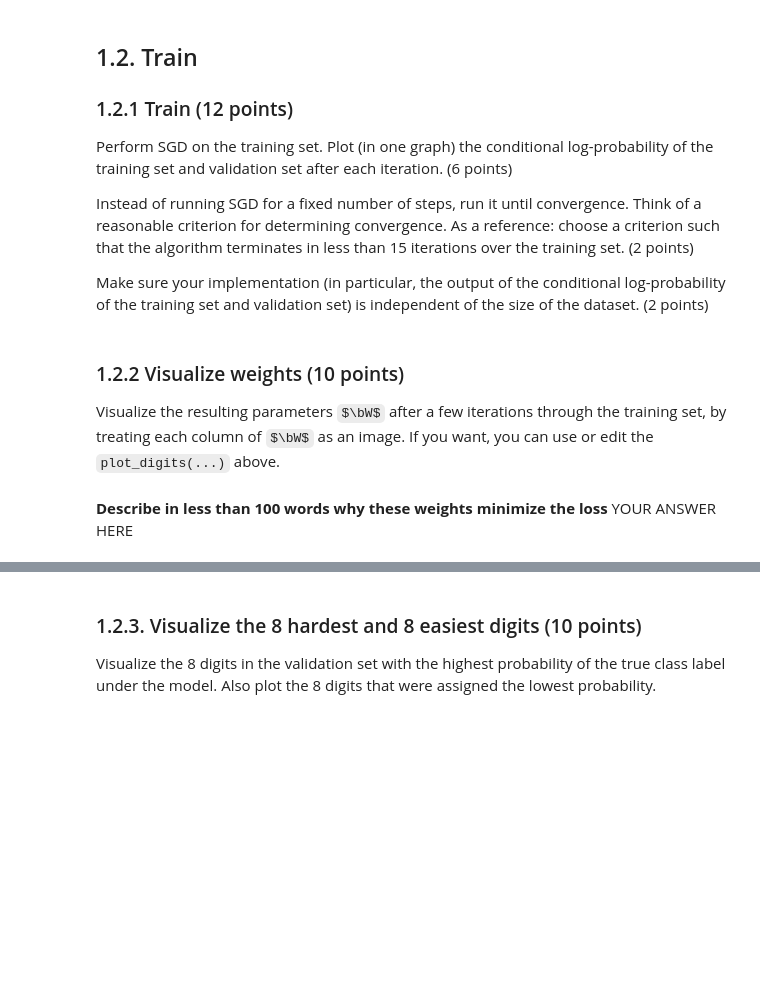
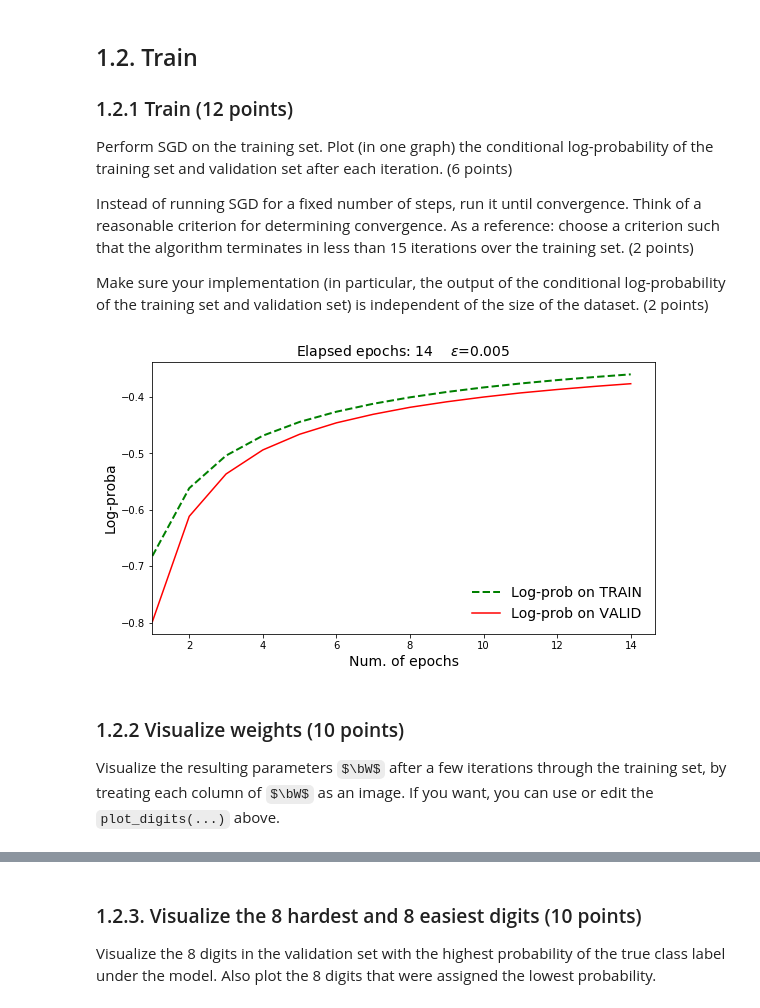
Before and after one commit to AlexWorldD/ML, a Jupyter notebook: 12249564_0000_lab2.ipynb, the cells around one changed output, grey strips where cells are left out. Drawn from its saved outputs; the diff is of its cells as text; code cells hidden in the pictures; some formulas as TeX source; blank space fills up the shorter version.

```diff
--- a/12249564_0000_lab2.ipynb
+++ b/12249564_0000_lab2.ipynb
@@ -440,14 +420,13 @@ eta = 1e-4 # learning rate, according to the answer from https://piazza.com/clas
 def sgd_iter(x_train, t_train, W, b):
     logP_train = 0
 #     Getting indeces for going through dataset -
-    idxs = np.random.permutation(np.arange(x_train.shape))
+    idxs = np.random.permutation(np.arange(x_train.shape[0]))
     for idx in idxs:
-        logpt, grad_w, grad_b = logreg_gradient(x_train[idx], t_train[idx], W, b)
+        logpt, grad_W, grad_b = logreg_gradient(x_train[idx], t_train[idx], W, b)
         logP_train+=logpt #add log-likelihood for current datapoint
         b+=eta*grad_b
         W+=eta*grad_W
-        # YOUR CODE HERE
-    raise NotImplementedError()
+    logP_train/=x_train.shape[0]
     return logP_train, W, b
 # %%
 # Hidden tests for efficiency
@@ -467,16 +446,58 @@ Perform SGD on the training set. Plot (in one graph) the conditional log-probabi
 Instead of running SGD for a fixed number of steps, run it until convergence. Think of a reasonable criterion for determining convergence. As a reference: choose a criterion such that the algorithm terminates in less than 15 iterations over the training set. (2 points)
 
 Make sure your implementation (in particular, the output of the conditional log-probability of the training set and validation set) is independent of the size of the dataset. (2 points)
-# %%
-
-def test_sgd(x_train, t_train, x_valid, t_valid, w, b):
-    # YOUR CODE HERE
-    raise NotImplementedError()
-
-np.random.seed(1243)
-w = np.zeros((28*28, 10))
-b = np.zeros(10)
-w,b = test_sgd(x_train, t_train, x_valid, t_valid, w, b)
+# %%
+CONVERGENCE_RATIO = 0.005
+def get_logProba(x, t, W, b):
+#   Helper function for getting log-proba for point x and target t with given weidth matrix W and vector b
+    x = x.squeeze()
+    t = t.squeeze()
+#     First of all, calculate log(q_j) = w_j^T + b_j
+    logQ = np.array([np.transpose(w[:,i]).dot(x) for i in range(10)] + b)
+    # Using log-sum-exp trick for calculation log(Z)=log(sum(exp(logQ)))
+    a = np.max(logQ)
+    logZ = a+np.log(np.sum(np.power(np.e, logQ-a)))
+#     Getting normalized probabilities as logp = logQ - logZ
+    logP = logQ-logZ
+    return logP[t].squeeze()
+def logProba(X, T, W, b):
+    return [get_logProba(X[idx], T[idx], W, b) for idx in range(X.shape[0])]
+
+def plotLogs(train, valid):
+    epochs = range(1,len(train)+1)
+    plt.plot(epochs, train, "--", color='green', linewidth=2, label="Log-prob on TRAIN")
+    plt.plot(epochs, valid, color='red', label="Log-prob on VALID")
+    plt.xlabel('Num. of epochs', fontsize=14)
+    plt.ylabel('Log-proba', fontsize=14)
+    plt.title('Elapsed epochs: '+str(epochs[-1])+'    $\epsilon$='+str(CONVERGENCE_RATIO), fontsize=14)
+    plt.legend(loc="lower right", fontsize=14, frameon=False)
+    plt.xlim(left=1)
+    plt.show()
+
+def test_sgd(x_train, t_train, x_valid, t_valid, W, b):
+    _c = False
+    logP_train = list()
+    logP_valid = list()
+#     Initial epoch
+    logp_train, W, b = sgd_iter(x_train, t_train, W, b)
+#     Now we can update the conditional log-probability of the training set and validation set
+    while not _c:
+#         Perform execution on the valid set
+        logP_valid.append(np.mean(logProba(x_valid, t_valid, W, b)))
+    #         Perform SGD on training dataset, update Weights and b, as well as getting logProba for old weight
+        logp_train, W, b = sgd_iter(x_train, t_train, W, b)
+        logP_train.append(logp_train)
+        if len(logP_train)>2:
+#             Converge criterio, avg for last 3 logProbs on train dataset
+            _c = CONVERGENCE_RATIO > np.abs(logP_train[-1]-logP_train[-2])
+    plotLogs(logP_train, logP_valid)
+    return W, b
+np.random.seed(1243)
+w = np.zeros((28*28, 10))
+b = np.zeros(10)
+w,b = test_sgd(x_train, t_train, x_valid, t_valid, w, b)
+# %% [output]
+[figure, added]
 # %%
 # Hidden tests for efficiency
 # %% [markdown]
@@ -488,3 +505,0 @@ raise NotImplementedError()
-# %% [markdown]
-**Describe in less than 100 words why these weights minimize the loss**
-YOUR ANSWER HERE
```
Also changed, not shown: parts of 7 cells of this notebook.
